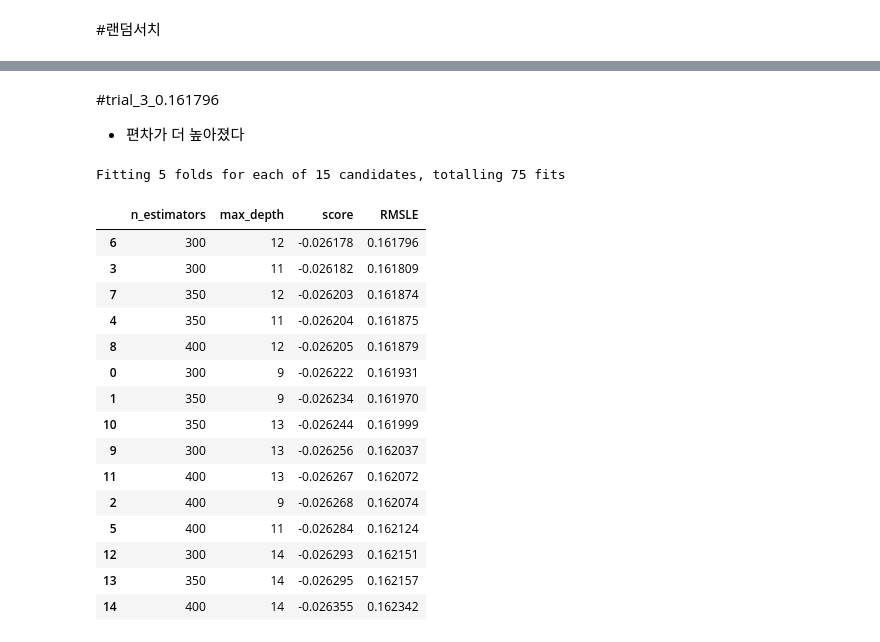
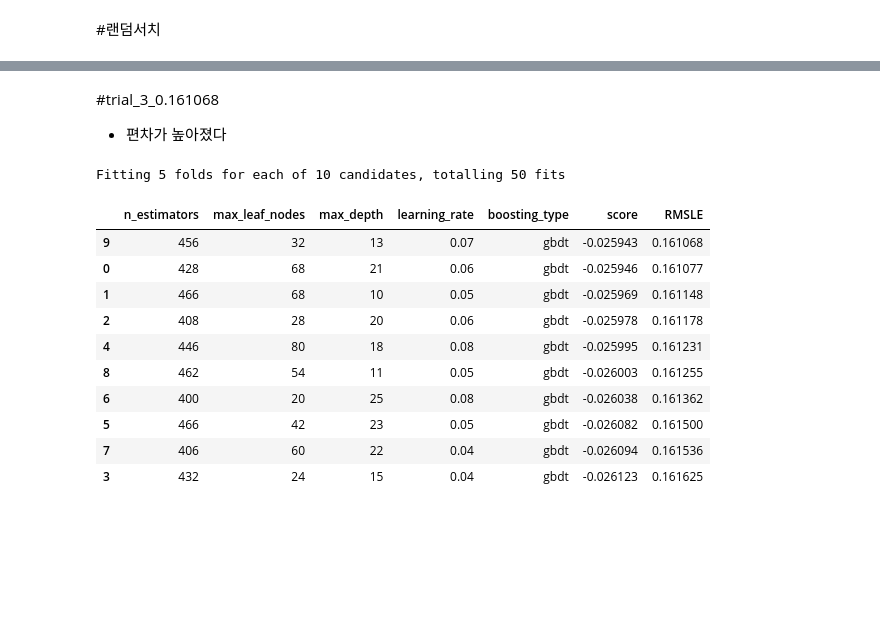
Before and after one commit to Jungin1020/Aiffel, a Jupyter notebook: 2022_01_18_exp_5_kaggle_myself_.ipynb, the cells around one changed output, grey strips where cells are left out. Drawn from its saved outputs; the diff is of its cells as text; code cells hidden in the pictures; blank space fills up the shorter version.

```diff
--- a/2022_01_18_exp_5_kaggle_myself_.ipynb
+++ b/2022_01_18_exp_5_kaggle_myself_.ipynb
@@ -123,3 +116,12 @@ param_grid = {
+# %%
+#########################################################################################################
+param_grid = {
+    'n_estimators': range(300,401,10),
+    'max_depth':range(8,15,2),
+    'learning_rate':[0.03,0.04,0.05,0.06,0.07,0.08],
+    'boosting_type':['gbdt'],
+    'max_leaf_nodes':range(5,101,5)
+}
 # %% [markdown]
 #그리드서치
 # %%
@@ -147,7 +149,7 @@ param_grid = {
 # %%
 def my_RandomSearch(model, train, y, param_grid, verbose=2, n_jobs=5):
   #model = GridSearchCV(model, param_grid=param_grid, scoring='neg_mean_squared_error',cv=5, verbose=verbose, n_jobs=n_jobs)
-  mdoel = RandomizedSearchCV(model, param_distributions=param_grid, n_iter=500, scoring='neg_mean_squared_error',cv=5, verbose=verbose, n_jobs=n_jobs)
+  mdoel = RandomizedSearchCV(model, param_distributions=param_grid, scoring='neg_mean_squared_error',cv=5, verbose=verbose, n_jobs=n_jobs)
   grid_model.fit(train,y)
 
   params = grid_model.cv_results_['params']
@@ -222,26 +217,30 @@ param_grid = {
+# %%
+#########################################################################################################
+param_grid = {
+    'n_estimators': range(400,471,2),
+    'max_depth':range(10,26),
+    'learning_rate':[0.04,0.05,0.06,0.07,0.08],
+    'boosting_type':['gbdt'],
+    'max_leaf_nodes':range(20,100,2)
+}
 # %% [markdown]
-#trial_3_0.161796
-- 편차가 더 높아졌다
+#trial_3_0.161068
+- 편차가 높아졌다
 # %%
 #########################################################################################################
 model = LGBMRegressor(random_state=rs)
-grid_model = RandomizedSearchCV(model,param_grid, n_iter=2000, scoring='neg_mean_squared_error',cv=5, verbose=1, n_jobs=5)
+grid_model = RandomizedSearchCV(model,param_grid, scoring='neg_mean_squared_error',cv=5, verbose=1, n_jobs=5)
 my_RandomSearch(model, train, y, param_grid, verbose=2, n_jobs=5)
 # %% [output]
-Fitting 5 folds for each of 15 candidates, totalling 75 fits
+Fitting 5 folds for each of 10 candidates, totalling 50 fits
-|  | n_estimators | max_depth | score | RMSLE |
-| 6 | 300 | 12 | -0.026178 | 0.161796 |
-| 3 | 300 | 11 | -0.026182 | 0.161809 |
-| 7 | 350 | 12 | -0.026203 | 0.161874 |
-| 4 | 350 | 11 | -0.026204 | 0.161875 |
-| 8 | 400 | 12 | -0.026205 | 0.161879 |
-| 0 | 300 | 9 | -0.026222 | 0.161931 |
-| 1 | 350 | 9 | -0.026234 | 0.161970 |
-| 10 | 350 | 13 | -0.026244 | 0.161999 |
-| 9 | 300 | 13 | -0.026256 | 0.162037 |
-| 11 | 400 | 13 | -0.026267 | 0.162072 |
-| 2 | 400 | 9 | -0.026268 | 0.162074 |
-| 5 | 400 | 11 | -0.026284 | 0.162124 |
-| 12 | 300 | 14 | -0.026293 | 0.162151 |
-| 13 | 350 | 14 | -0.026295 | 0.162157 |
-| 14 | 400 | 14 | -0.026355 | 0.162342 |
+|  | n_estimators | max_leaf_nodes | max_depth | learning_rate | boosting_type | score | RMSLE |
+| 9 | 456 | 32 | 13 | 0.07 | gbdt | -0.025943 | 0.161068 |
+| 0 | 428 | 68 | 21 | 0.06 | gbdt | -0.025946 | 0.161077 |
+| 1 | 466 | 68 | 10 | 0.05 | gbdt | -0.025969 | 0.161148 |
+| 2 | 408 | 28 | 20 | 0.06 | gbdt | -0.025978 | 0.161178 |
+| 4 | 446 | 80 | 18 | 0.08 | gbdt | -0.025995 | 0.161231 |
+| 8 | 462 | 54 | 11 | 0.05 | gbdt | -0.026003 | 0.161255 |
+| 6 | 400 | 20 | 25 | 0.08 | gbdt | -0.026038 | 0.161362 |
+| 5 | 466 | 42 | 23 | 0.05 | gbdt | -0.026082 | 0.161500 |
+| 7 | 406 | 60 | 22 | 0.04 | gbdt | -0.026094 | 0.161536 |
+| 3 | 432 | 24 | 15 | 0.04 | gbdt | -0.026123 | 0.161625 |
```
Also changed, not shown: parts of 17 cells of this notebook.
